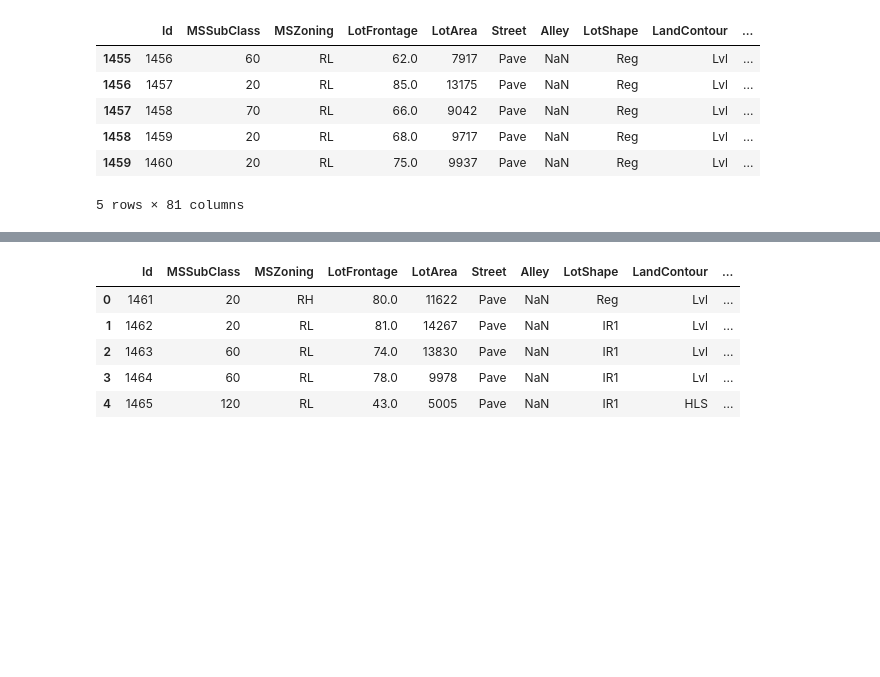
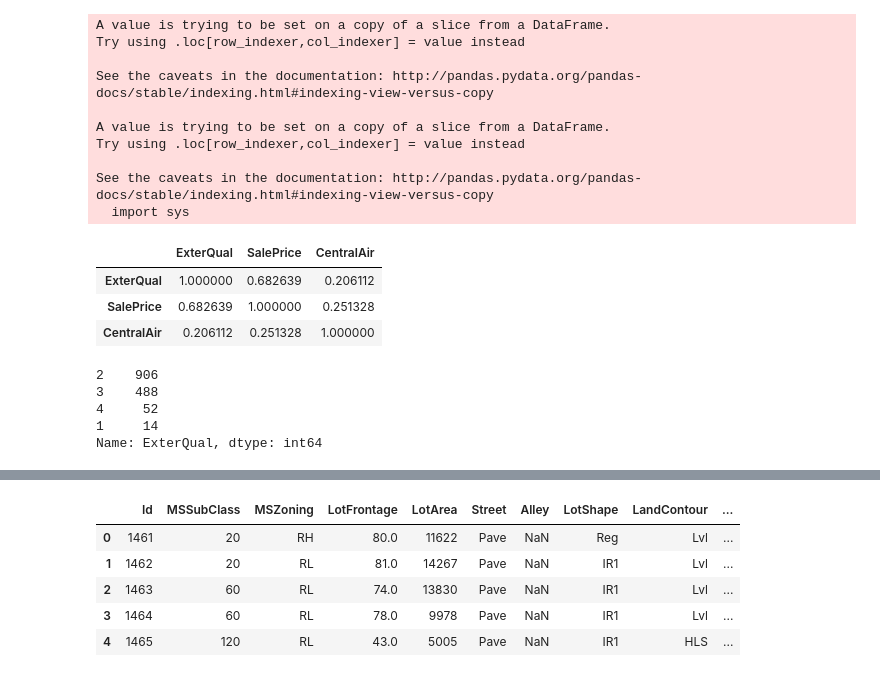
Before and after one commit to kaloyan-iliev/house-prices, a Jupyter notebook: House Prices Kaggle.ipynb, the cells around one changed output, grey strips where cells are left out. Cells and saved outputs as stored; diff of their text form; code cells hidden in the pictures; blank space fills up the shorter version.

```diff
--- a/House Prices Kaggle.ipynb
+++ b/House Prices Kaggle.ipynb
@@ -7,13 +12,35 @@ import seaborn as sns
 # %%
 train_house = pd.read_csv('C:\\Users\\927278\\Documents\\House Prices Kaggle\\train.csv')
 test_house = pd.read_csv('C:\\Users\\927278\\Documents\\House Prices Kaggle\\test.csv')
-# %%
-train_house.tail()
-# %% [output]
-|  | Id | MSSubClass | MSZoning | LotFrontage | LotArea | Street | Alley | LotShape | LandContour | ... |
-| 1455 | 1456 | 60 | RL | 62.0 | 7917 | Pave | NaN | Reg | Lvl | ... |
-| 1456 | 1457 | 20 | RL | 85.0 | 13175 | Pave | NaN | Reg | Lvl | ... |
-| 1457 | 1458 | 70 | RL | 66.0 | 9042 | Pave | NaN | Reg | Lvl | ... |
-| 1458 | 1459 | 20 | RL | 68.0 | 9717 | Pave | NaN | Reg | Lvl | ... |
-| 1459 | 1460 | 20 | RL | 75.0 | 9937 | Pave | NaN | Reg | Lvl | ... |
-5 rows × 81 columns
+# %%
+#Test if ExterQual, CentralAir is correlated to SalePrice
+newdf = pd.DataFrame
+newdf = train_house[['ExterQual','SalePrice','CentralAir']]
+di = {'TA':2,'Gd':3,'Ex':4,'Fa':1}
+di2 = {'Y':1,'N':0}
+newdf['ExterQual'] = newdf['ExterQual'].replace(di)
+newdf['CentralAir'] = newdf['CentralAir'].replace(di2)
+newdf.corr()
+# %% [output]
+A value is trying to be set on a copy of a slice from a DataFrame.
+Try using .loc[row_indexer,col_indexer] = value instead
+
+See the caveats in the documentation: http://pandas.pydata.org/pandas-docs/stable/indexing.html#indexing-view-versus-copy
+
+A value is trying to be set on a copy of a slice from a DataFrame.
+Try using .loc[row_indexer,col_indexer] = value instead
+
+See the caveats in the documentation: http://pandas.pydata.org/pandas-docs/stable/indexing.html#indexing-view-versus-copy
+  import sys
+|  | ExterQual | SalePrice | CentralAir |
+| ExterQual | 1.000000 | 0.682639 | 0.206112 |
+| SalePrice | 0.682639 | 1.000000 | 0.251328 |
+| CentralAir | 0.206112 | 0.251328 | 1.000000 |
+# %%
+newdf.ExterQual.value_counts()
+# %% [output]
+2    906
+3    488
+4     52
+1     14
+Name: ExterQual, dtype: int64
```
Also changed, not shown: parts of 13 cells of this notebook.
